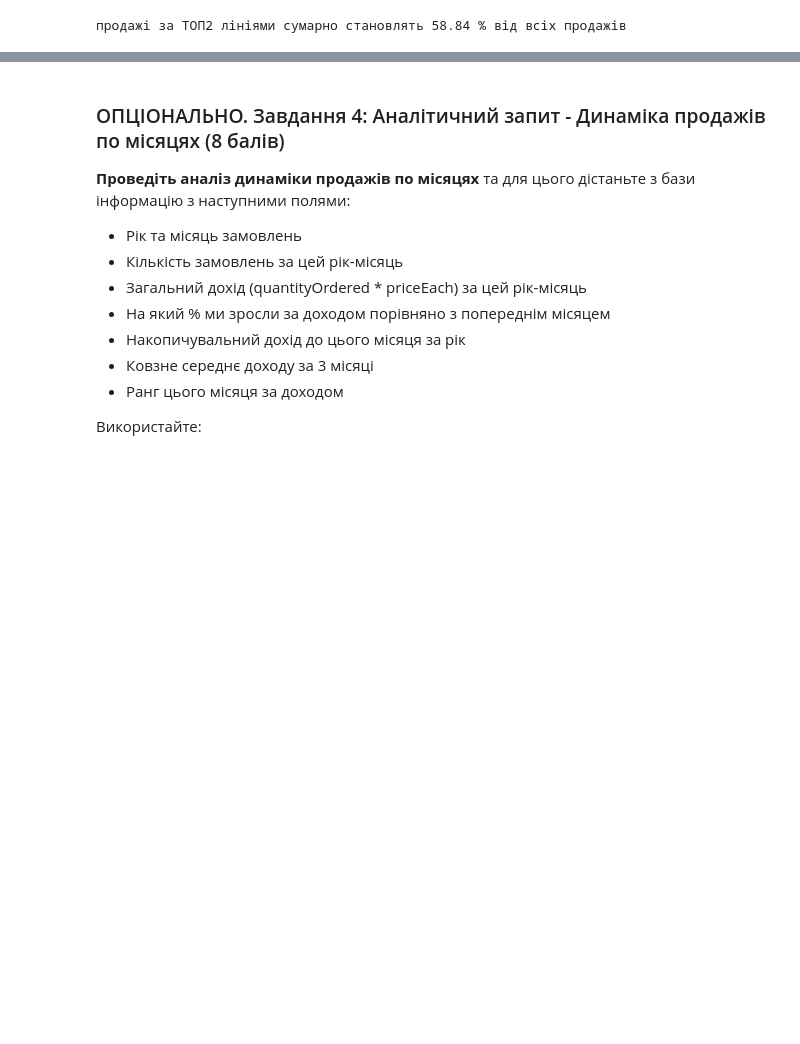
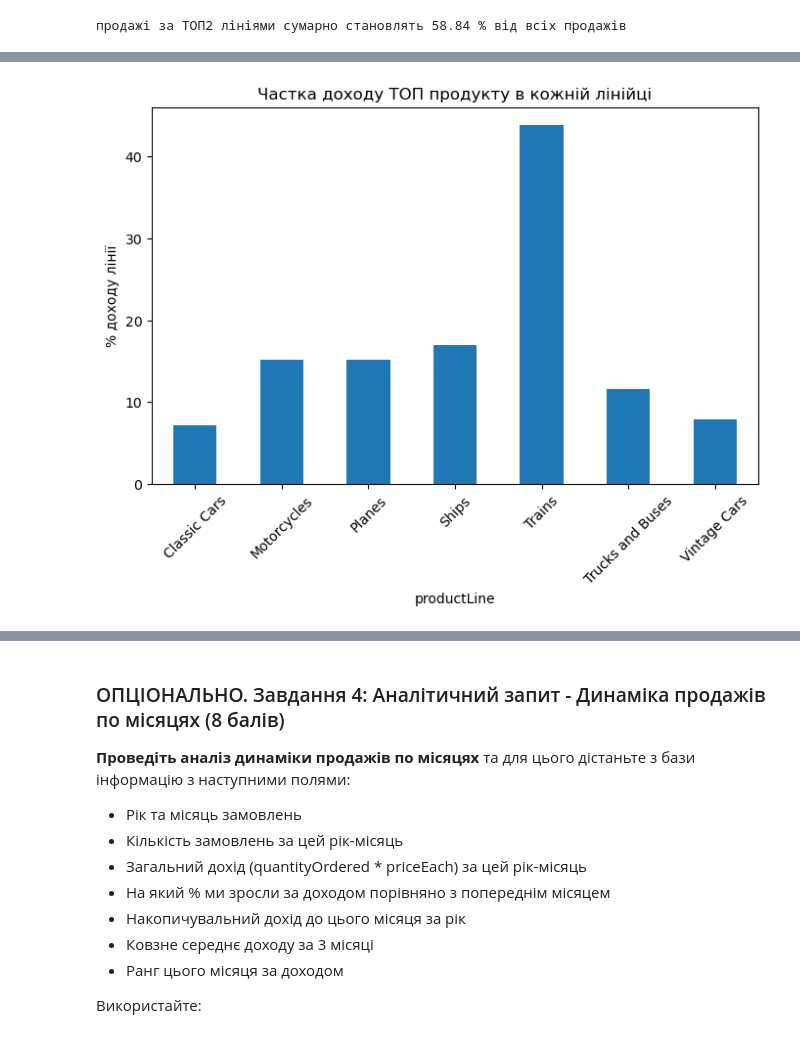
Before and after one commit to OlenaBabko/DataAnalytics_DataLovesAcademy, a Jupyter notebook: modul_12_Python integration with DB and API_ETL processes_Transactions/hw/HW_12_1_Python_integration_with_SQL.ipynb, the cells around one changed output, grey strips where cells are left out. Cells and saved outputs as stored; diff of their text form; code cells hidden in the pictures; blank space fills up the shorter version.

```diff
--- a/modul_12_Python integration with DB and API_ETL processes_Transactions/hw/HW_12_1_Python_integration_with_SQL.ipynb
+++ b/modul_12_Python integration with DB and API_ETL processes_Transactions/hw/HW_12_1_Python_integration_with_SQL.ipynb
@@ -553,0 +621,10 @@ print(f"продажі за ТОП2 лініями сумарно становл
+# %%
+# копіюю аби доповнити
+
+top_prod_in_productline_share = top_prod_in_productline[["productName", "revenue"]].copy()
+
+top_prod_in_productline_share["line_revenue"] = productLine_revenue
+top_prod_in_productline_share["pct_top_product_share"] = (
+    top_prod_in_productline_share["revenue"] / top_prod_in_productline_share["line_revenue"]) * 100
+
+top_prod_in_productline_share
@@ -553,0 +641,13 @@ print(f"продажі за ТОП2 лініями сумарно становл
+# %%
+plt.figure(figsize=(8,5))
+
+top_prod_in_productline_share["pct_top_product_share"].plot(kind="bar")
+
+plt.title("Частка доходу ТОП продукту в кожній лінійці")
+plt.ylabel("% доходу лінії")
+plt.xlabel("productLine")
+plt.xticks(rotation=45)
+
+plt.show()
+# %% [output]
+[figure, added]
```
Also changed, not shown: parts of 16 cells of this notebook.
